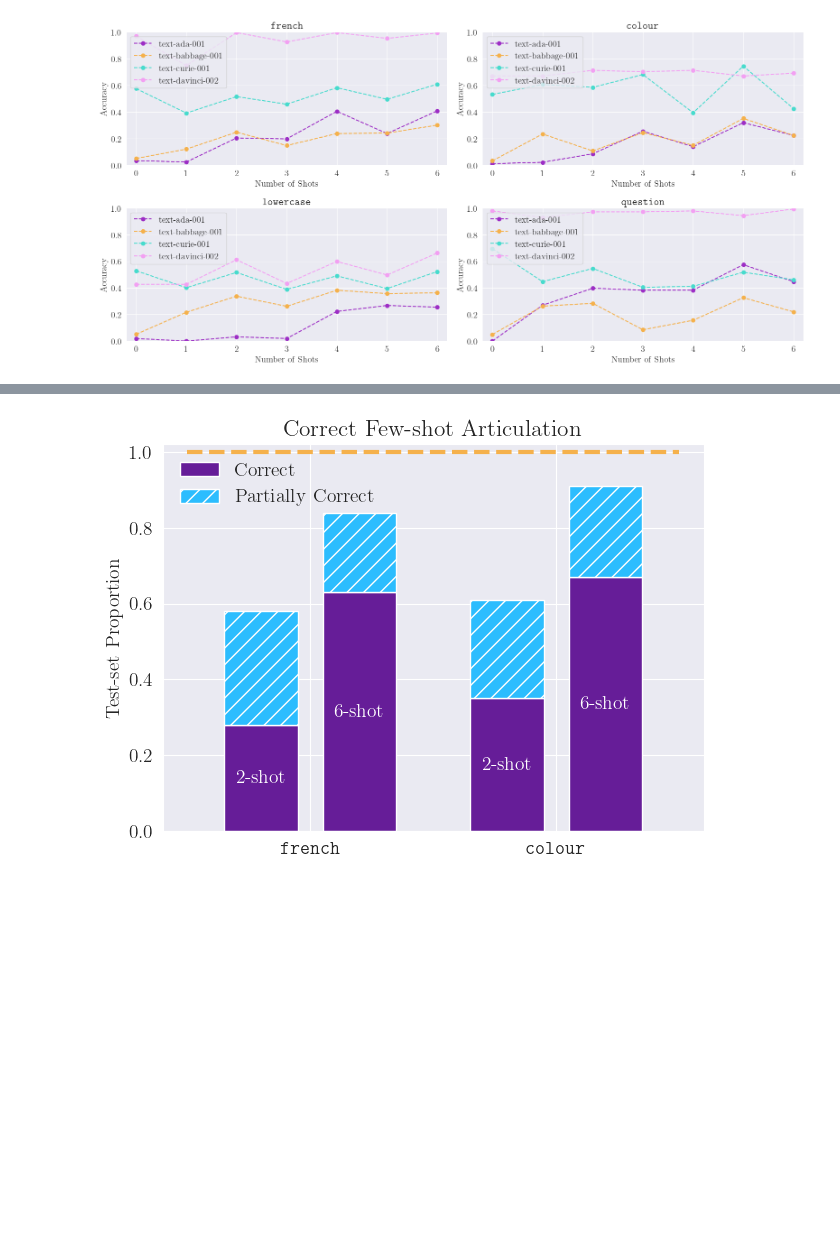
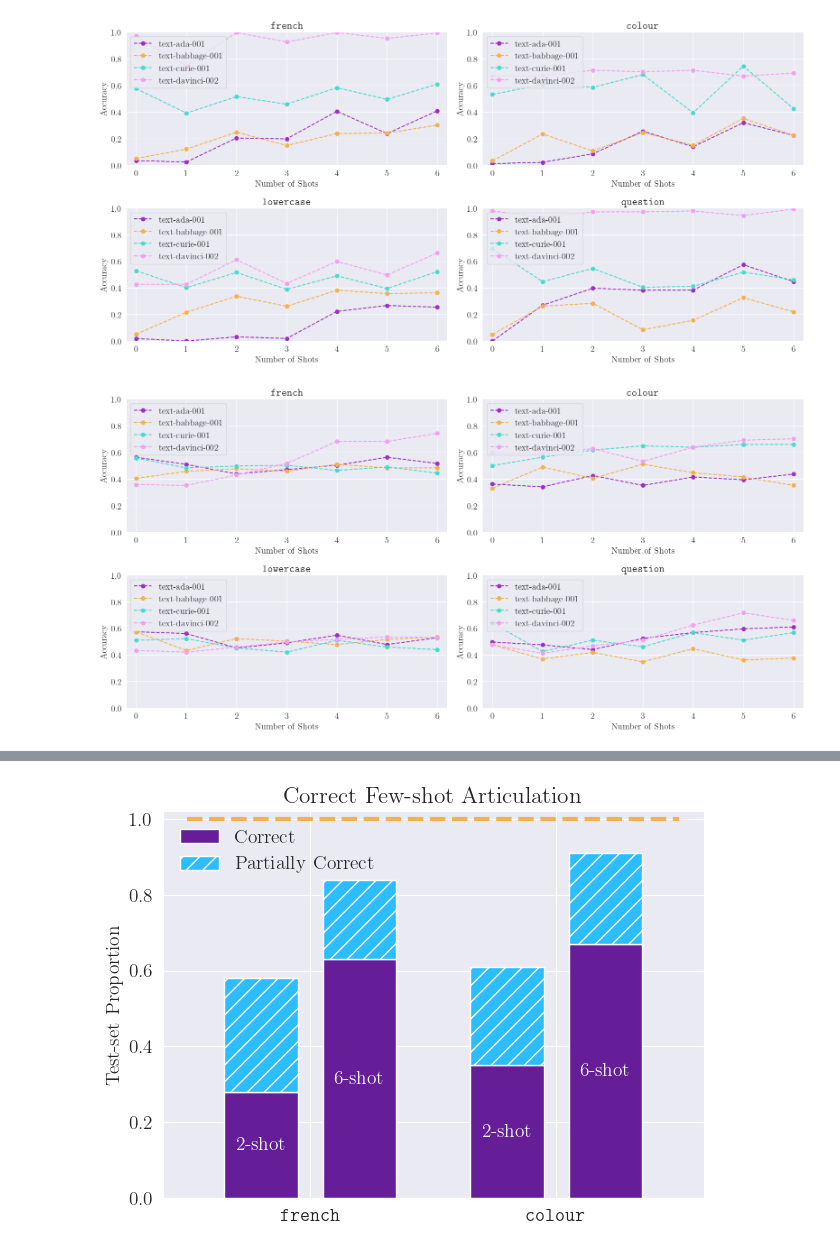
Before and after one commit to XanderJC/llm-articulation, a Jupyter notebook: llma/plotting.ipynb, the cells around one changed output, grey strips where cells are left out. Drawn from its saved outputs; the diff is of its cells as text; code cells hidden in the pictures; blank space fills up the shorter version.

Commit message:
cot and few-shot

```diff
--- a/llma/plotting.ipynb
+++ b/llma/plotting.ipynb
@@ -132,3 +132,51 @@ plt.savefig("description_results.pdf")
 plt.show()
 # %% [output]
 [figure]
+# %%
+results_path = "/Users/alex/Documents/llm-articulation/results_new.csv"
+results = pd.read_csv(results_path)
+
+sns.set_style('darkgrid')
+matplotlib.rcParams["pdf.fonttype"] = 42
+matplotlib.rcParams["ps.fonttype"] = 42
+matplotlib.rcParams["font.serif"] = "Times New Roman"
+matplotlib.rcParams["font.family"] = "serif"
+matplotlib.rcParams["font.size"] = 14
+matplotlib.rcParams['text.usetex'] = True
+
+fig, axes = plt.subplots(2, 2, figsize=(16, 8))
+ax1, ax2, ax3, ax4 = axes.flatten()
+
+
+ax1.set_title(r"$\texttt{french}$")
+ax2.set_title(r"$\texttt{colour}$")
+ax3.set_title(r"$\texttt{lowercase}$")
+ax4.set_title(r"$\texttt{question}$")
+
+for i, model in enumerate(models):
+
+    acc = get_results(model, "french", False)
+    ax1.plot(shots, acc, label=model, color=colours[i],marker='o',linestyle='dashed')
+    acc = get_results(model, "colour", False)
+    ax2.plot(shots, acc, label=model, color=colours[i],marker='o',linestyle='dashed')
+    acc = get_results(model, "lowercase", False)
+    ax3.plot(shots, acc, label=model, color=colours[i],marker='o',linestyle='dashed')
+    acc = get_results(model, "question", False)
+    ax4.plot(shots, acc, label=model, color=colours[i],marker='o',linestyle='dashed')
+
+for ax in axes.flatten():
+    ax.set_xlabel("Number of Shots")
+    ax.set_ylabel("Accuracy")
+    ax.legend(loc='upper left')
+
+plt.setp(
+    axes.flatten(),
+    xlim=(-0.2, 6.2),
+    ylim=(0, 1),
+)
+
+plt.tight_layout()
+plt.savefig("rand_no_description_results.pdf")
+plt.show()
+# %% [output]
+[figure, added]
```
Also changed, not shown: parts of 2 cells of this notebook, 10 other files.
